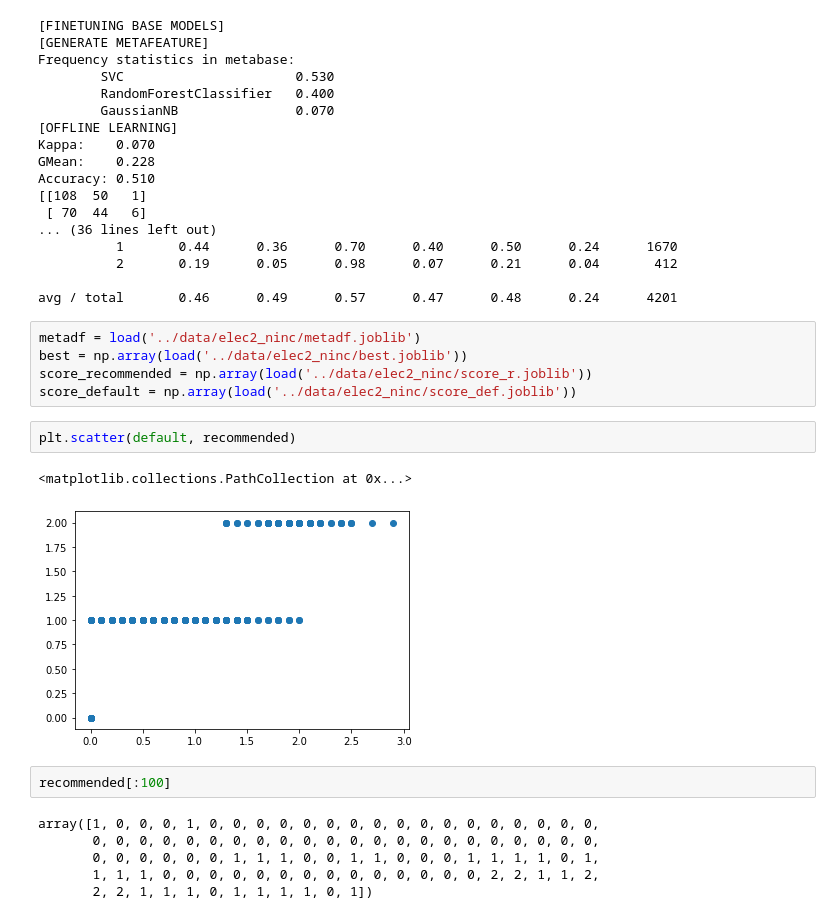
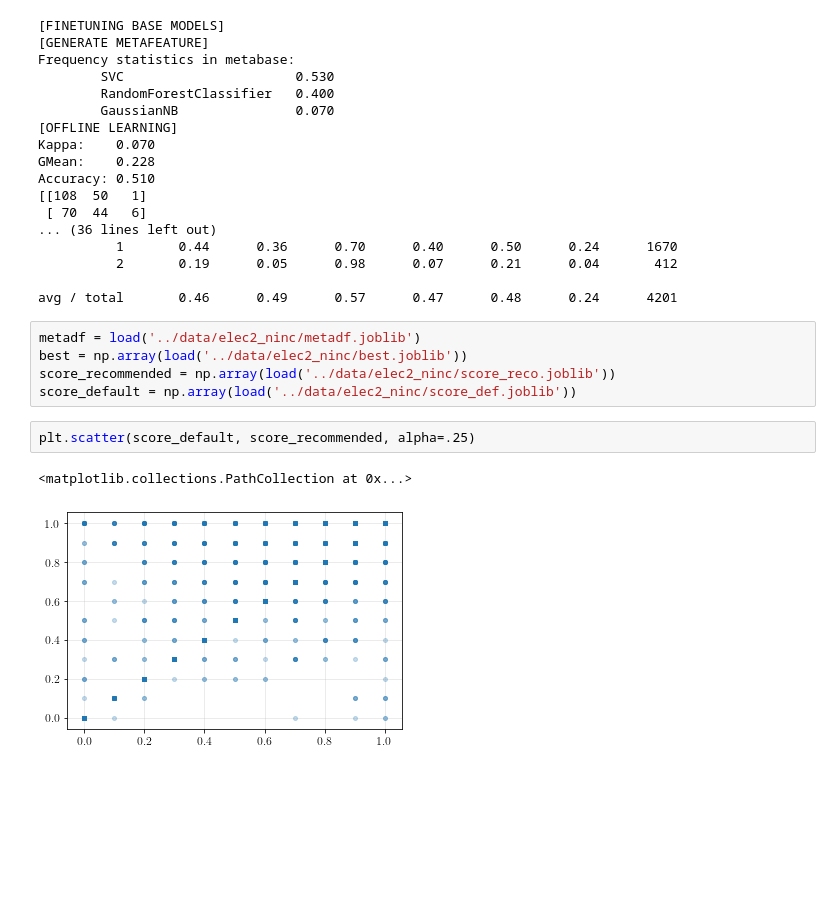
Before and after one commit to maffei2443/meta_experiments, a Jupyter notebook: notebooks/elec2_noninc.ipynb, the cells around one changed output. Cells and saved outputs as stored; diff of their text form; blank space fills up the shorter version.

```diff
--- a/notebooks/elec2_noninc.ipynb
+++ b/notebooks/elec2_noninc.ipynb
@@ -61,18 +65,10 @@ avg / total       0.46      0.49      0.57      0.47      0.48      0.24      42
 # %%
 metadf = load('../data/elec2_ninc/metadf.joblib')
 best = np.array(load('../data/elec2_ninc/best.joblib'))
-score_recommended = np.array(load('../data/elec2_ninc/score_r.joblib'))
+score_recommended = np.array(load('../data/elec2_ninc/score_reco.joblib'))
 score_default = np.array(load('../data/elec2_ninc/score_def.joblib'))
-# %%
-plt.scatter(default, recommended)
-# %% [output]
-<matplotlib.collections.PathCollection at 0x...>
-[figure, removed]
-# %%
-recommended[:100]
-# %% [output]
-array([1, 0, 0, 0, 1, 0, 0, 0, 0, 0, 0, 0, 0, 0, 0, 0, 0, 0, 0, 0, 0, 0,
-       0, 0, 0, 0, 0, 0, 0, 0, 0, 0, 0, 0, 0, 0, 0, 0, 0, 0, 0, 0, 0, 0,
-       0, 0, 0, 0, 0, 0, 1, 1, 1, 0, 0, 1, 1, 0, 0, 0, 1, 1, 1, 1, 0, 1,
-       1, 1, 1, 0, 0, 0, 0, 0, 0, 0, 0, 0, 0, 0, 0, 0, 0, 2, 2, 1, 1, 2,
-       2, 2, 1, 1, 1, 0, 1, 1, 1, 1, 0, 1])
+# %%
+plt.scatter(score_default, score_recommended, alpha=.25)
+# %% [output]
+<matplotlib.collections.PathCollection at 0x...>
+[figure, added]
```
Also changed, not shown: parts of 12 cells of this notebook, 12 other files.
